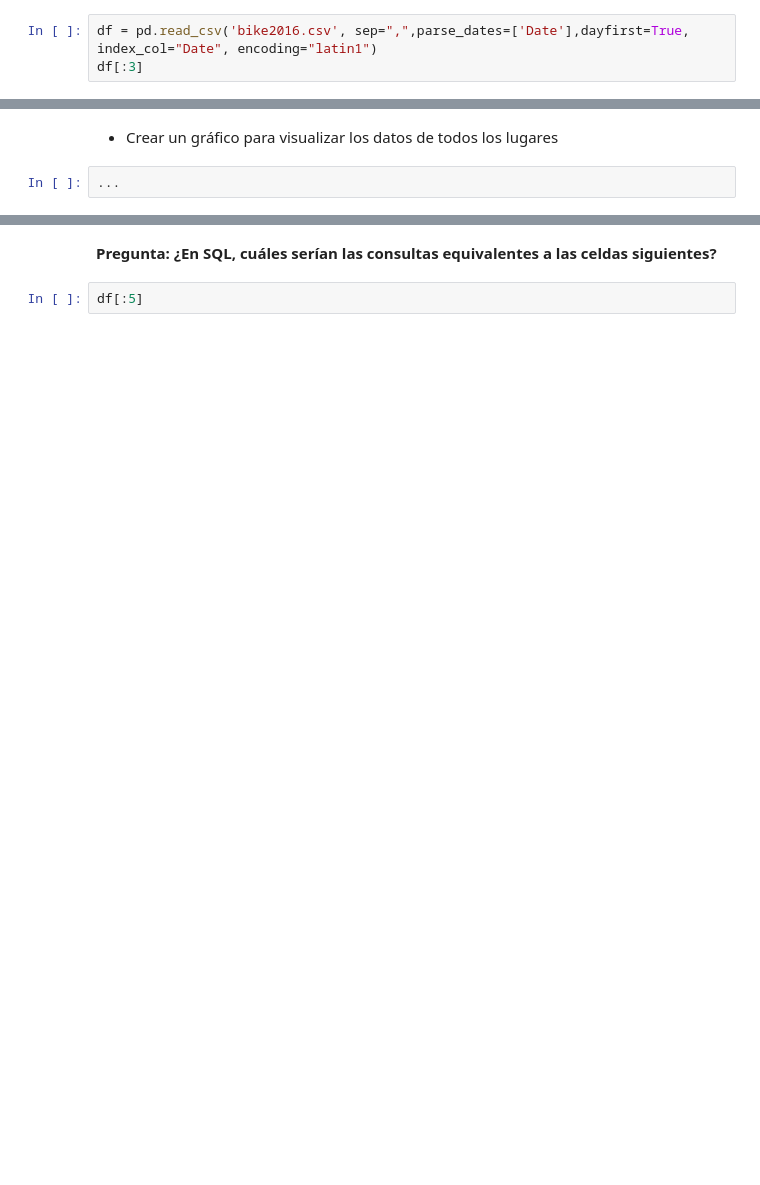
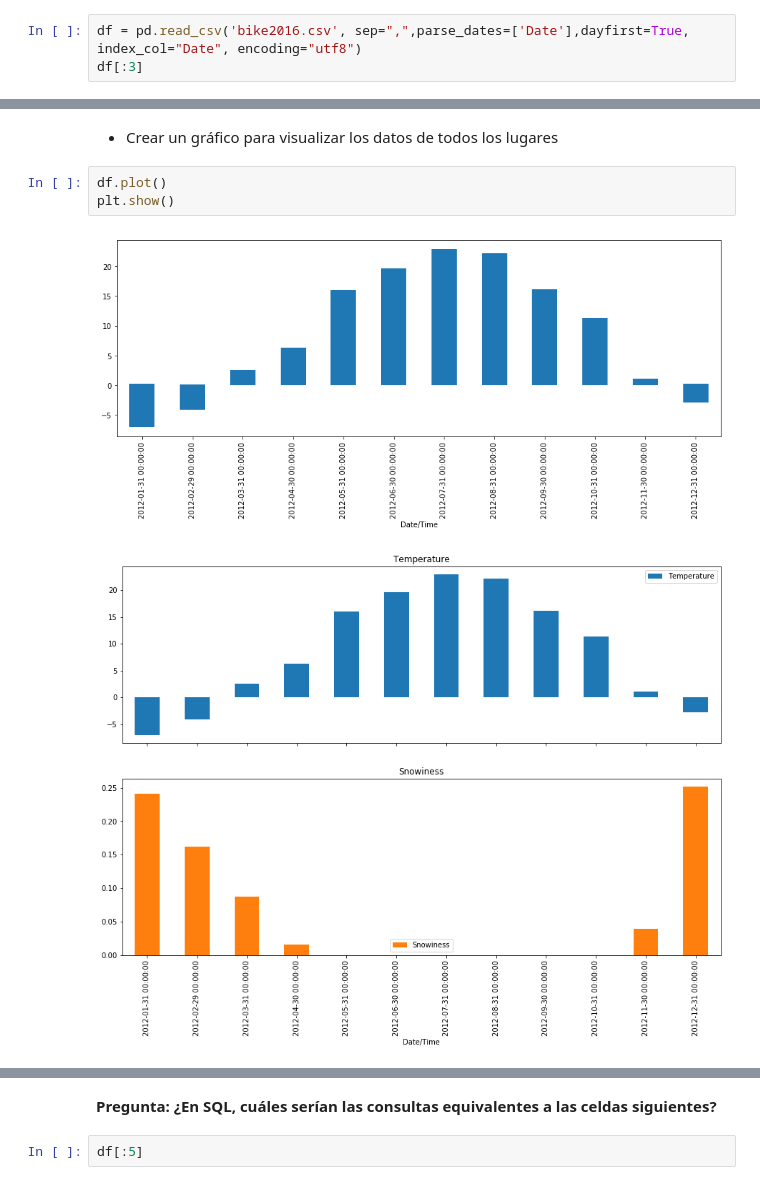
Before and after one commit to matthieuvernier/INFO268, a Jupyter notebook: TP4/TP4 - Gestión y Visualización de datos con Pandas y Matplotlib.ipynb, the cells around one changed output, grey strips where cells are left out. Drawn from its saved outputs; the diff is of its cells as text; blank space fills up the shorter version.

```diff
--- a/TP4/TP4 - Gestión y Visualización de datos con Pandas y Matplotlib.ipynb
+++ b/TP4/TP4 - Gestión y Visualización de datos con Pandas y Matplotlib.ipynb
@@ -42,5 +49,5 @@ df[:3]
 # %% [markdown]
 <b>Pregunta: A qué corresponden los atributos y los valores?</b>
 # %%
-df = pd.read_csv('bike2016.csv', sep=",",parse_dates=['Date'],dayfirst=True, index_col="Date", encoding="latin1")
+df = pd.read_csv('bike2016.csv', sep=",",parse_dates=['Date'],dayfirst=True, index_col="Date", encoding="utf8")
 df[:3]
@@ -73,5 +97,9 @@ plt.show()
 <ul>
 <li>Crear un gráfico para visualizar los datos de todos los lugares</li>
 </ul>
-# %%
-...
+# %%
+df.plot()
+plt.show()
+# %% [output]
+[figure, added]
+[figure, added]
```
Also changed, not shown: parts of 33 cells of this notebook, 2 other files.
